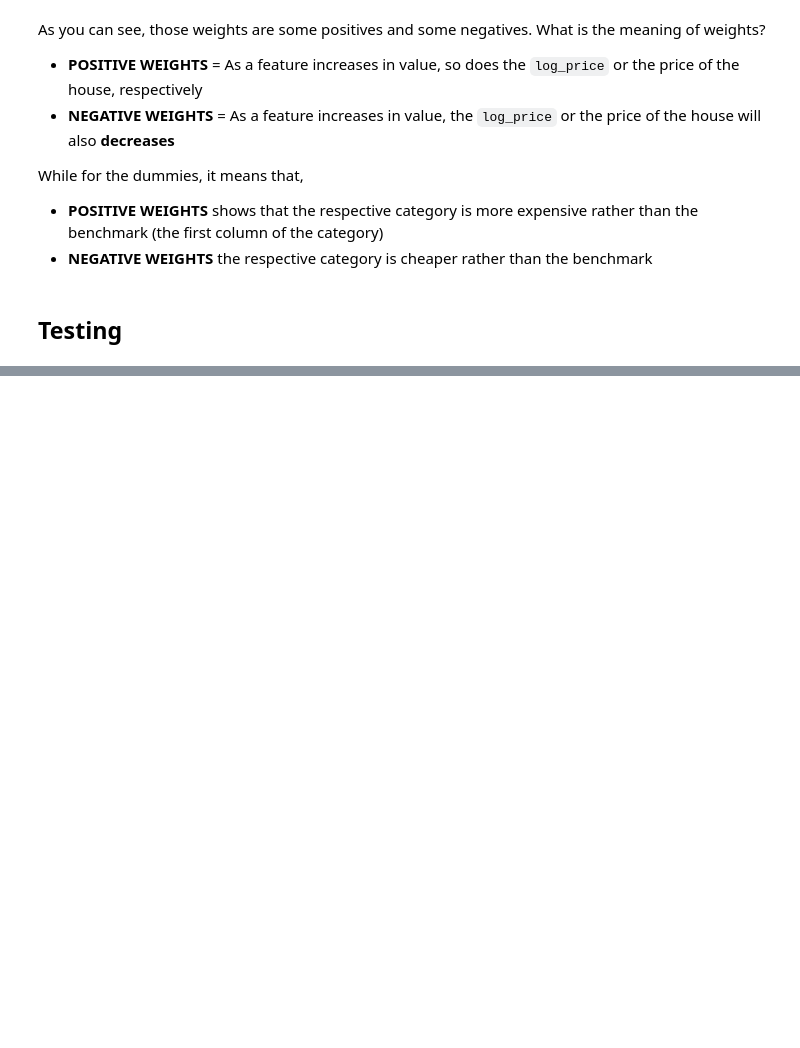
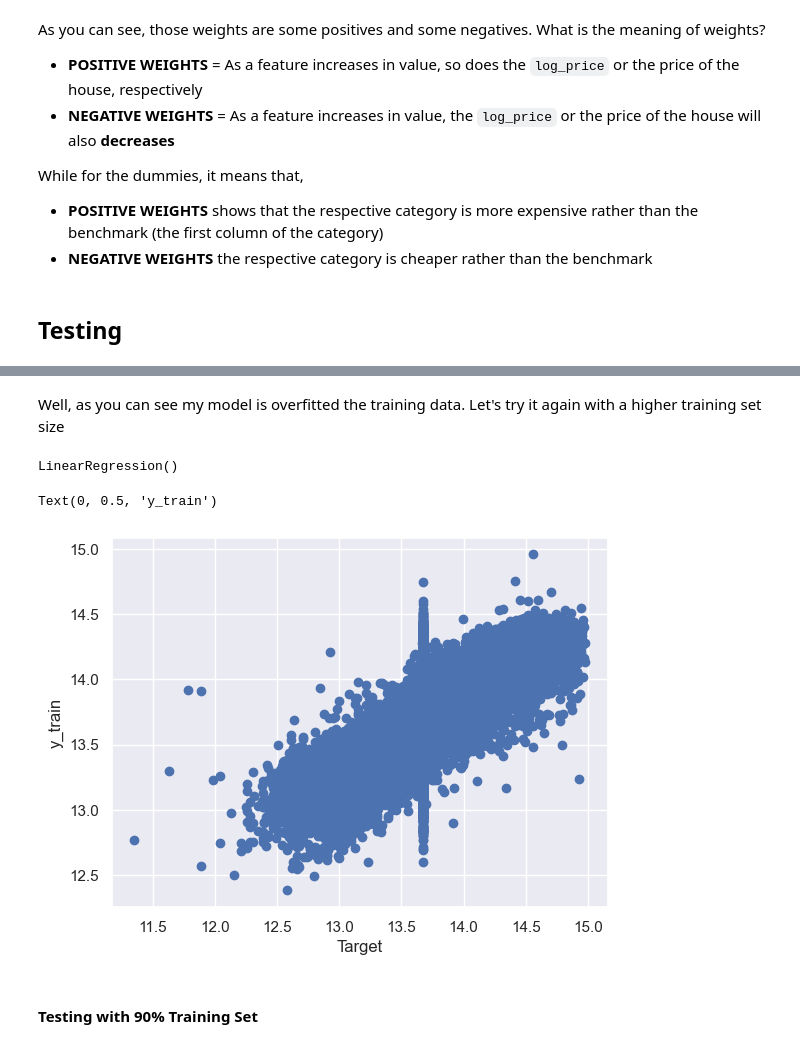
Before and after one commit to iannn07/S5-BDA-Project-House-ROI-Forecasting, a Jupyter notebook: 4. Modeling/Modeling.ipynb, the cells around one changed output, grey strips where cells are left out. Drawn from its saved outputs; the diff is of its cells as text; code cells hidden in the pictures; blank space fills up the shorter version.

```diff
--- a/4. Modeling/Modeling.ipynb
+++ b/4. Modeling/Modeling.ipynb
@@ -216,0 +216,21 @@ LinearRegression does not accept missing values encoded as NaN natively. For sup
+# %% [markdown]
+Well, as you can see my model is overfitted the training data. Let's try it again with a higher training set size
+# %%
+# 90% Training Set
+x_train_over, x_test_over, y_train_over, y_test_over = train_test_split(scaled_inputs, target, test_size= 0.1, random_state = 42)
+# %%
+model_over = LinearRegression()
+model_over.fit(x_train_over, y_train_over)
+# %% [output]
+LinearRegression()
+# %%
+y_hat_over = model_over.predict(x_train_over)
+# %%
+plt.scatter(y_train_over, y_hat_over)
+plt.xlabel("Target")
+plt.ylabel("y_train")
+# %% [output]
+Text(0, 0.5, 'y_train')
+[figure, added]
+# %% [markdown]
+#### Testing with 90% Training Set
```
Also changed, not shown: parts of 26 cells of this notebook.
